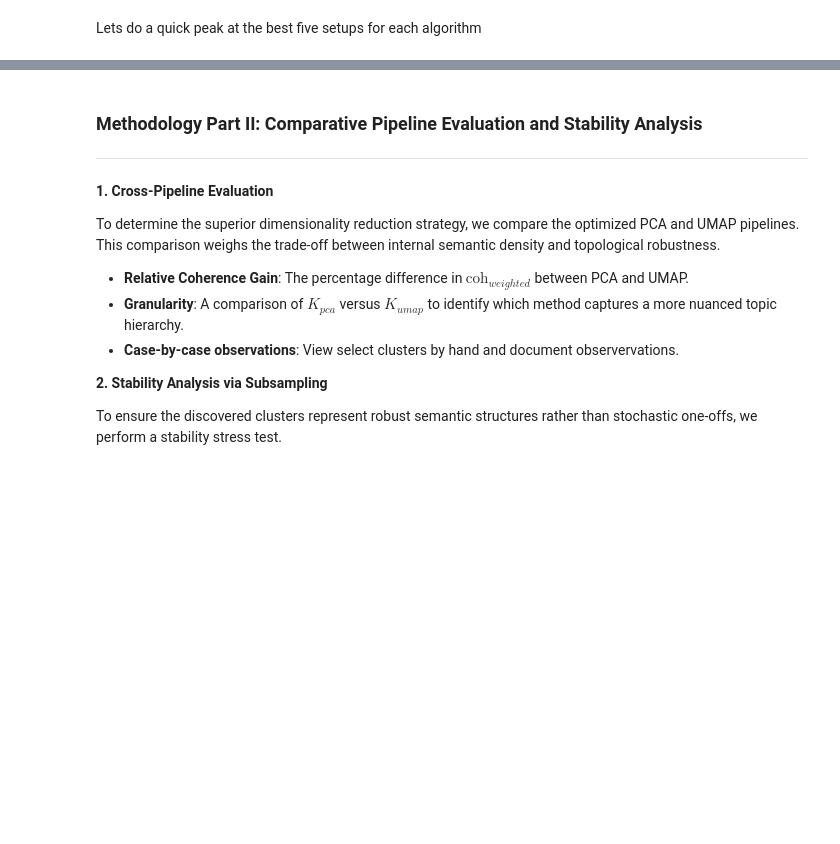
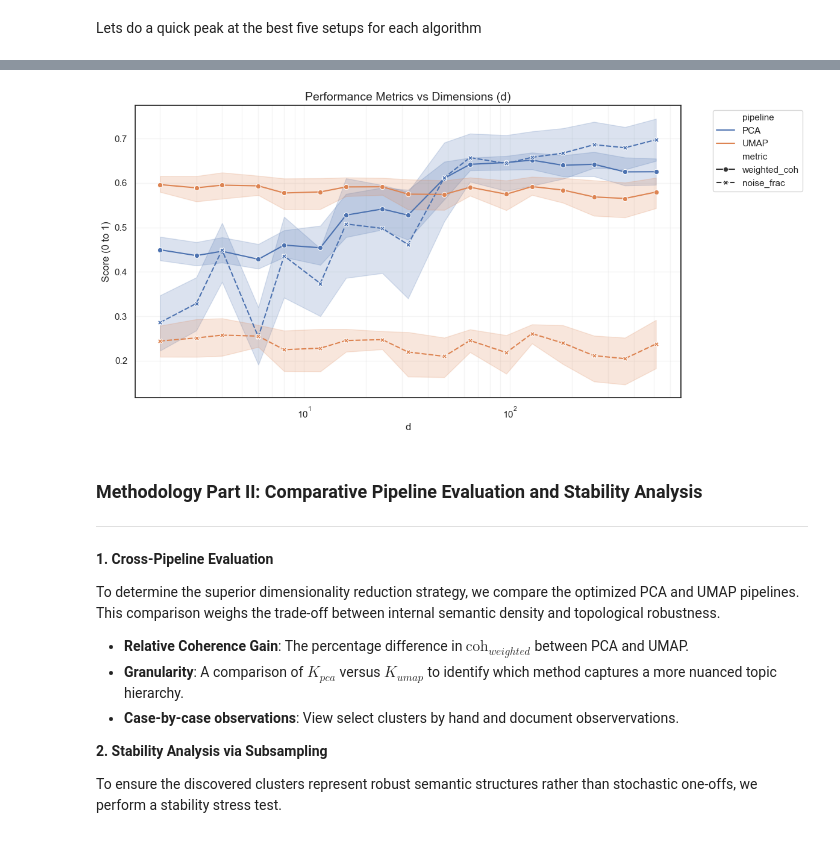
Before and after one commit to evansun06/trend-analysis-sr, a Jupyter notebook: analysis.ipynb, the cells around one changed output, grey strips where cells are left out. Cells and saved outputs as stored; diff of their text form; code cells hidden in the pictures; blank space fills up the shorter version.

```diff
--- a/analysis.ipynb
+++ b/analysis.ipynb
@@ -670,3 +667,39 @@ plt.show()
+# %%
+# 1. Filter out invalid d values (fix for the Log Scale error)
+plot_df = final_df[final_df['d'] > 0].copy()
+
+# 2. Reshape the data so 'metric' is a column
+# This transforms ['weighted_coh', 'noise_frac'] into rows
+melted_df = plot_df.melt(
+    id_vars=['d', 'pipeline'],
+    value_vars=['weighted_coh', 'noise_frac'],
+    var_name='metric',
+    value_name='value'
+)
+
+# 3. Create the plot
+plt.figure(figsize=(12, 6))
+sns.lineplot(
+    data=melted_df,
+    x='d',
+    y='value',
+    hue='pipeline',
+    style='metric',  # Uses solid/dashed lines to distinguish metrics
+    markers=True,
+    dashes=True
+)
+
+# 4. Final touches
+plt.xscale('log') # Use 'symlog' if you have 0s you must keep
+plt.title('Performance Metrics vs Dimensions (d)', fontsize=14)
+plt.ylabel('Score (0 to 1)')
+plt.grid(True, which="both", ls="-", alpha=0.2)
+plt.legend(bbox_to_anchor=(1.05, 1), loc='upper left')
+plt.tight_layout()
+
+plt.show()
+# %% [output]
+[figure, added]
 # %% [markdown]
 ### Methodology Part II: Comparative Pipeline Evaluation and Stability Analysis
 ---
```
Also changed, not shown: parts of 9 cells of this notebook.
